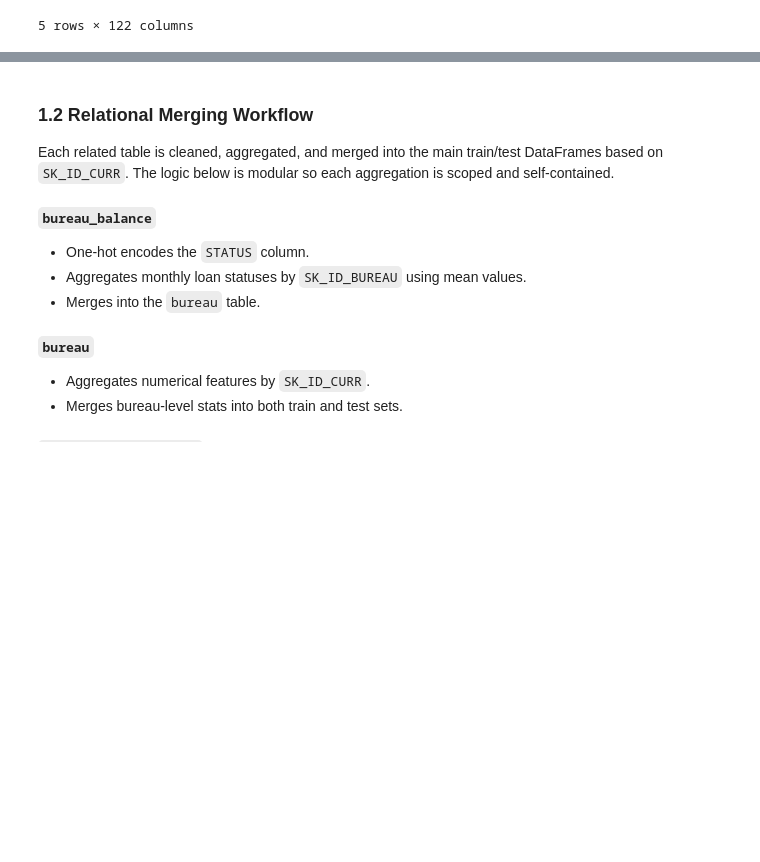
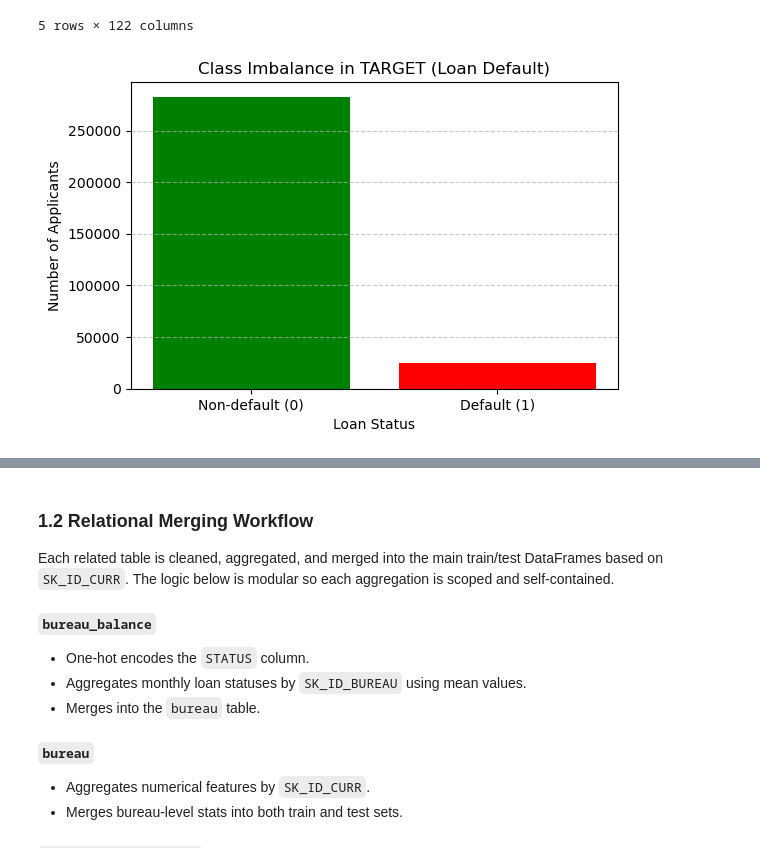
Before and after one commit to justin-castillo/home-credit-default-risk, a Jupyter notebook: notebooks/02_homecredit_full.ipynb, the cells around one changed output, grey strips where cells are left out. Cells and saved outputs as stored; diff of their text form; code cells hidden in the pictures; blank space fills up the shorter version.

```diff
--- a/notebooks/02_homecredit_full.ipynb
+++ b/notebooks/02_homecredit_full.ipynb
@@ -126,3 +126,19 @@ Preview:
 | 3 | 100006 | 0 | Cash loans | F | N | Y | 0 | ... |
 | 4 | 100007 | 0 | Cash loans | M | N | Y | 0 | ... |
 5 rows × 122 columns
+# %%
+# Count target classes
+target_counts = application_train['TARGET'].value_counts().sort_index()
+
+# Plot bar chart
+plt.figure(figsize=(6, 4))
+plt.bar(target_counts.index, target_counts.values, color=['green', 'red'])
+plt.xticks([0, 1], ['Non-default (0)', 'Default (1)'])
+plt.xlabel('Loan Status')
+plt.ylabel('Number of Applicants')
+plt.title('Class Imbalance in TARGET (Loan Default)')
+plt.grid(axis='y', linestyle='--', alpha=0.7)
+plt.tight_layout()
+plt.show()
+# %% [output]
+[figure, added]
```
Also changed, not shown: parts of 9 cells of this notebook, 28 other files.
